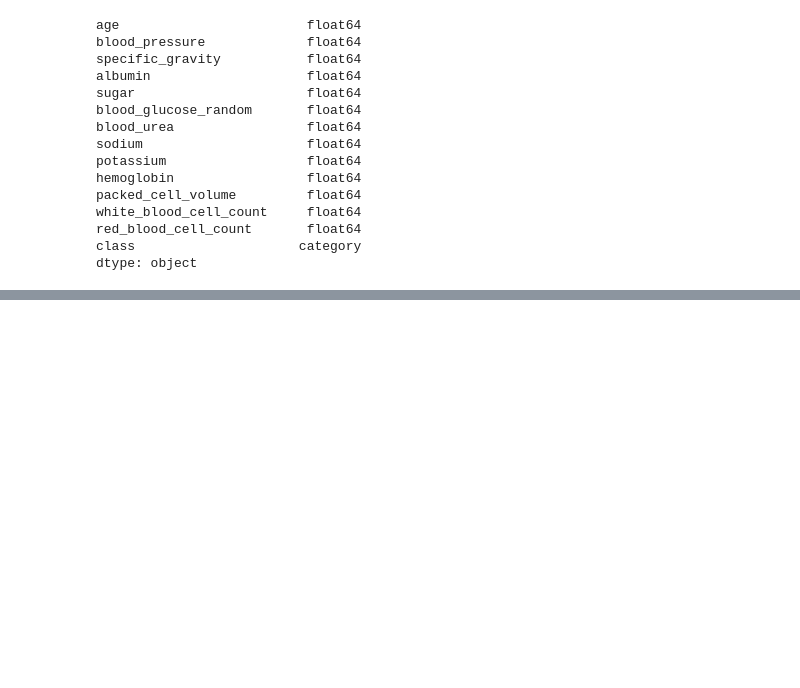
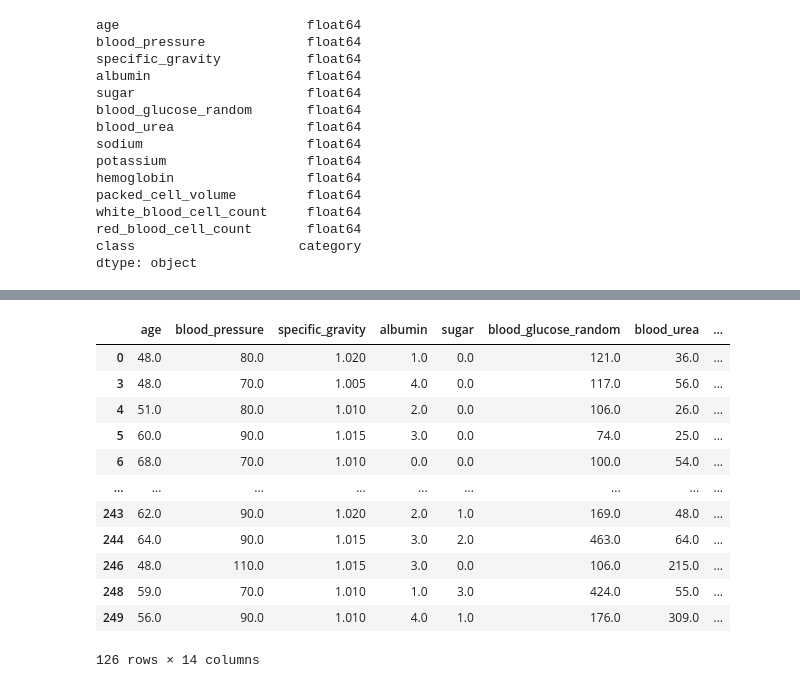
Before and after one commit to kassu11/machine-learning-AMK, a Jupyter notebook: data_preprocessing/ckd.ipynb, the cells around one changed output, grey strips where cells are left out. Cells and saved outputs as stored; diff of their text form; code cells hidden in the pictures; blank space fills up the shorter version.

```diff
--- a/data_preprocessing/ckd.ipynb
+++ b/data_preprocessing/ckd.ipynb
@@ -131,0 +169,18 @@ df['class'].unique()
+# %%
+df_control = df[df['class'] == 'c']
+df_affected = df[df['class'] == 'a']
+df_affected
+# %% [output]
+|  | age | blood_pressure | specific_gravity | albumin | sugar | blood_glucose_random | blood_urea | ... |
+| 0 | 48.0 | 80.0 | 1.020 | 1.0 | 0.0 | 121.0 | 36.0 | ... |
+| 3 | 48.0 | 70.0 | 1.005 | 4.0 | 0.0 | 117.0 | 56.0 | ... |
+| 4 | 51.0 | 80.0 | 1.010 | 2.0 | 0.0 | 106.0 | 26.0 | ... |
+| 5 | 60.0 | 90.0 | 1.015 | 3.0 | 0.0 | 74.0 | 25.0 | ... |
+| 6 | 68.0 | 70.0 | 1.010 | 0.0 | 0.0 | 100.0 | 54.0 | ... |
+| ... | ... | ... | ... | ... | ... | ... | ... | ... |
+| 243 | 62.0 | 90.0 | 1.020 | 2.0 | 1.0 | 169.0 | 48.0 | ... |
+| 244 | 64.0 | 90.0 | 1.015 | 3.0 | 2.0 | 463.0 | 64.0 | ... |
+| 246 | 48.0 | 110.0 | 1.015 | 3.0 | 0.0 | 106.0 | 215.0 | ... |
+| 248 | 59.0 | 70.0 | 1.010 | 1.0 | 3.0 | 424.0 | 55.0 | ... |
+| 249 | 56.0 | 90.0 | 1.010 | 4.0 | 1.0 | 176.0 | 309.0 | ... |
+126 rows × 14 columns
```
Also changed, not shown: parts of 8 cells of this notebook.
